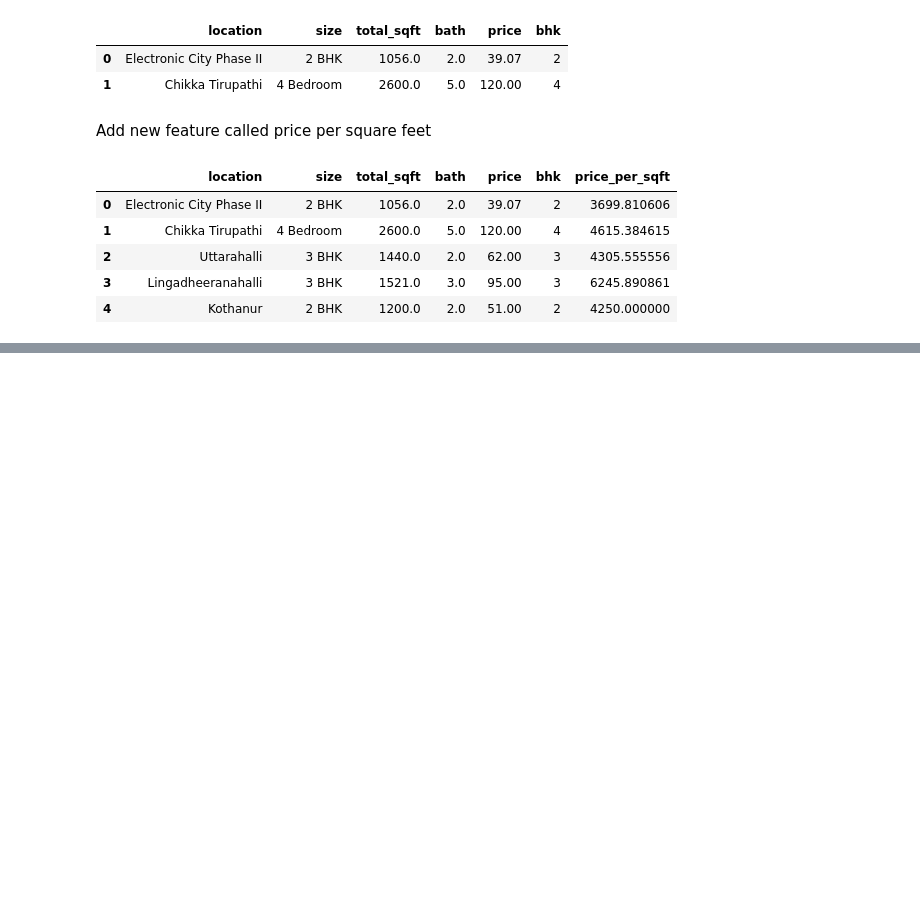
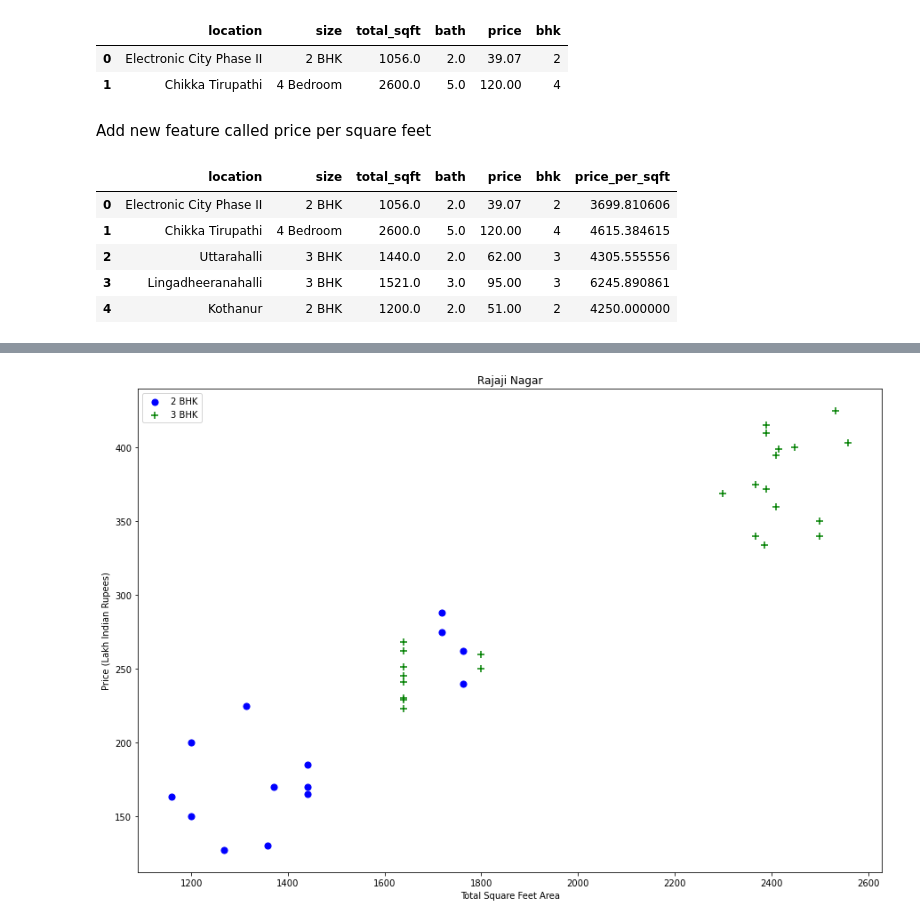
Before and after one commit to bilalahmed14/Machine-learning-projects, a Jupyter notebook: HomePrices_prediction/model/Homeprice_prediction.ipynb, the cells around one changed output, grey strips where cells are left out. Drawn from its saved outputs; the diff is of its cells as text; code cells hidden in the pictures; blank space fills up the shorter version.

```diff
--- a/HomePrices_prediction/model/Homeprice_prediction.ipynb
+++ b/HomePrices_prediction/model/Homeprice_prediction.ipynb
@@ -99,0 +220,4 @@ df5.head()
+# %%
+plot_scatter_chart(df8,"Rajaji Nagar")
+# %% [output]
+[figure, added]
```
Also changed, not shown: parts of 16 cells of this notebook, 1 other file.
